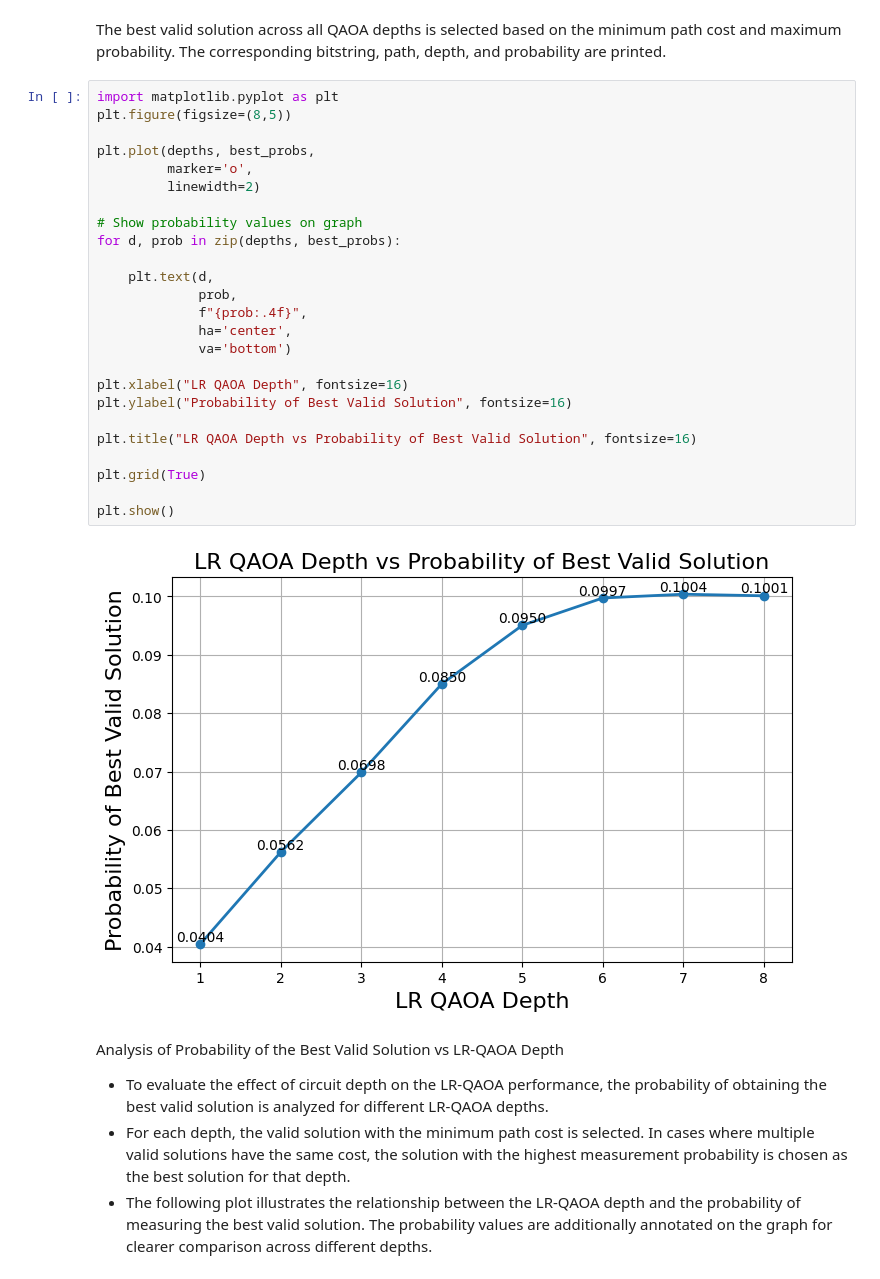
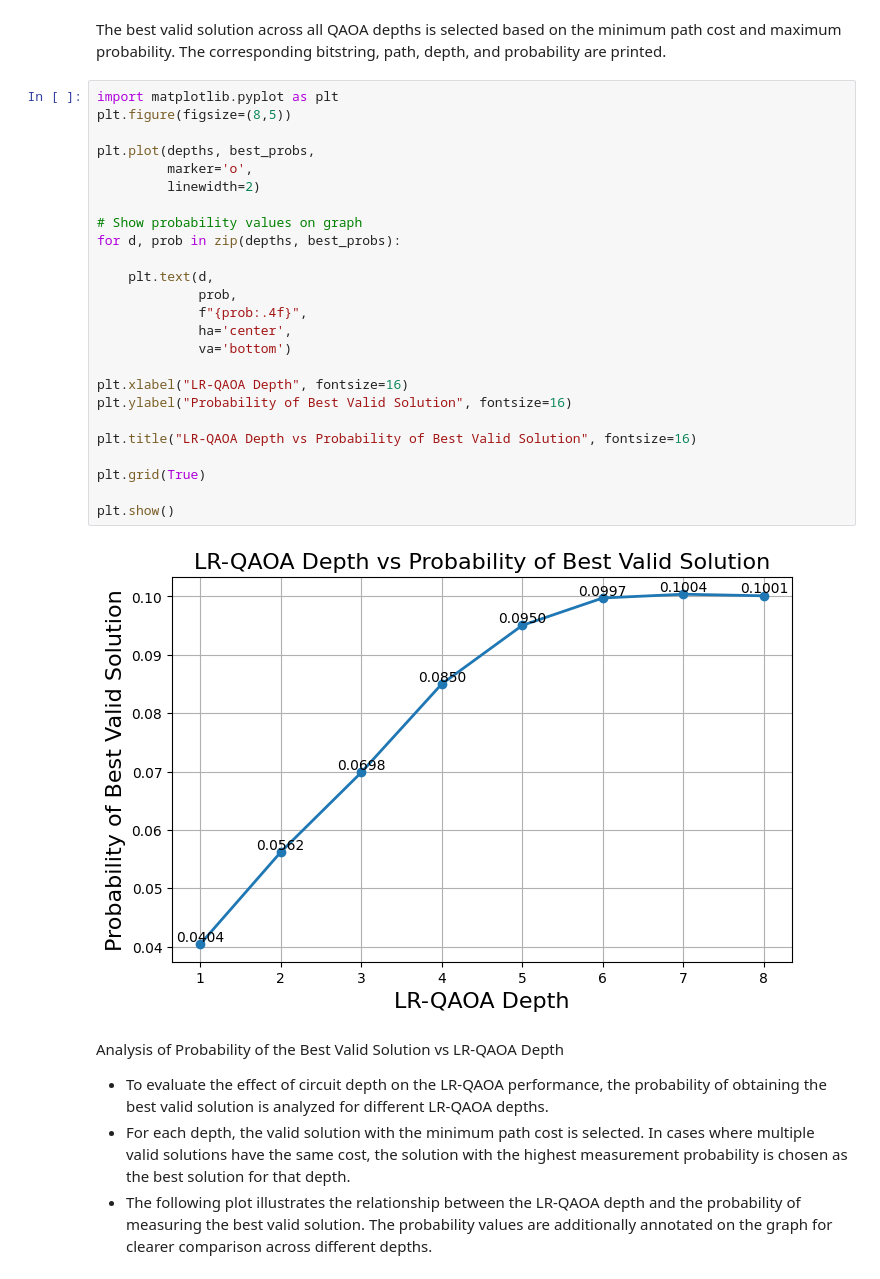
Before and after one commit to snehaesther/qubo, a Jupyter notebook: qaoa_notebook/qaoa_depth_analysis.ipynb, the cells around one changed output. Cells and saved outputs as stored; diff of their text form.

Commit message:
Graph Modification

```diff
--- a/qaoa_notebook/qaoa_depth_analysis.ipynb
+++ b/qaoa_notebook/qaoa_depth_analysis.ipynb
@@ -221,30 +221,30 @@ The best valid solution across all QAOA depths is selected based on the minimum
 # %%
 import matplotlib.pyplot as plt
 plt.figure(figsize=(8,5))
 
 plt.plot(depths, best_probs,
          marker='o',
          linewidth=2)
 
 # Show probability values on graph
 for d, prob in zip(depths, best_probs):
 
     plt.text(d,
              prob,
              f"{prob:.4f}",
              ha='center',
              va='bottom')
 
-plt.xlabel("LR QAOA Depth", fontsize=16)
+plt.xlabel("LR-QAOA Depth", fontsize=16)
 plt.ylabel("Probability of Best Valid Solution", fontsize=16)
 
-plt.title("LR QAOA Depth vs Probability of Best Valid Solution", fontsize=16)
+plt.title("LR-QAOA Depth vs Probability of Best Valid Solution", fontsize=16)
 
 plt.grid(True)
 
 plt.show()
 # %% [output]
-[figure, old version]
+[figure, new version]
 # %% [markdown]
 Analysis of Probability of the Best Valid Solution vs LR-QAOA Depth
 
```
